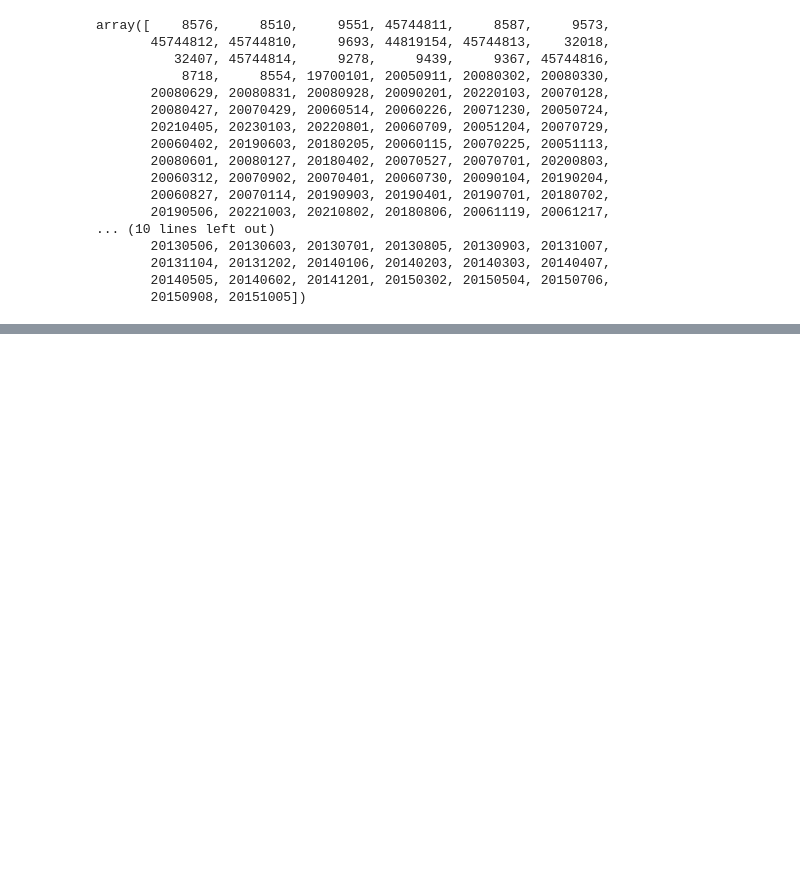
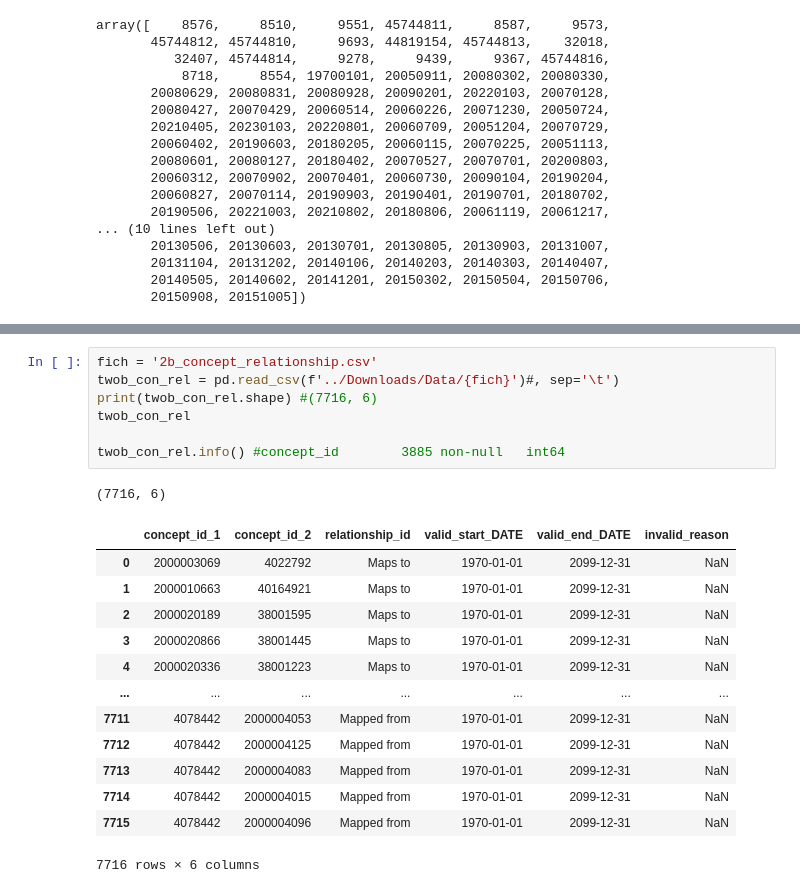
Before and after one commit to kumquat42/202402_MB_Data4Good_LinkR, a Jupyter notebook: 202402_MB_linkR_Notebook.ipynb, the cells around one changed output, grey strips where cells are left out. Cells and saved outputs as stored; diff of their text form; blank space fills up the shorter version.

Commit message:
concept.csv

```diff
--- a/202402_MB_linkR_Notebook.ipynb
+++ b/202402_MB_linkR_Notebook.ipynb
@@ -526,0 +926,22 @@ array([    8576,     8510,     9551, 45744811,     8587,     9573,
+# %%
+fich = '2b_concept_relationship.csv'
+twob_con_rel = pd.read_csv(f'../Downloads/Data/{fich}')#, sep='\t')
+print(twob_con_rel.shape) #(7716, 6)
+twob_con_rel
+
+twob_con_rel.info() #concept_id        3885 non-null   int64
+# %% [output]
+(7716, 6)
+|  | concept_id_1 | concept_id_2 | relationship_id | valid_start_DATE | valid_end_DATE | invalid_reason |
+| 0 | 2000003069 | 4022792 | Maps to | 1970-01-01 | 2099-12-31 | NaN |
+| 1 | 2000010663 | 40164921 | Maps to | 1970-01-01 | 2099-12-31 | NaN |
+| 2 | 2000020189 | 38001595 | Maps to | 1970-01-01 | 2099-12-31 | NaN |
+| 3 | 2000020866 | 38001445 | Maps to | 1970-01-01 | 2099-12-31 | NaN |
+| 4 | 2000020336 | 38001223 | Maps to | 1970-01-01 | 2099-12-31 | NaN |
+| ... | ... | ... | ... | ... | ... | ... |
+| 7711 | 4078442 | 2000004053 | Mapped from | 1970-01-01 | 2099-12-31 | NaN |
+| 7712 | 4078442 | 2000004125 | Mapped from | 1970-01-01 | 2099-12-31 | NaN |
+| 7713 | 4078442 | 2000004083 | Mapped from | 1970-01-01 | 2099-12-31 | NaN |
+| 7714 | 4078442 | 2000004015 | Mapped from | 1970-01-01 | 2099-12-31 | NaN |
+| 7715 | 4078442 | 2000004096 | Mapped from | 1970-01-01 | 2099-12-31 | NaN |
+7716 rows × 6 columns
```
Also changed, not shown: parts of 34 cells of this notebook, 1 other file.
